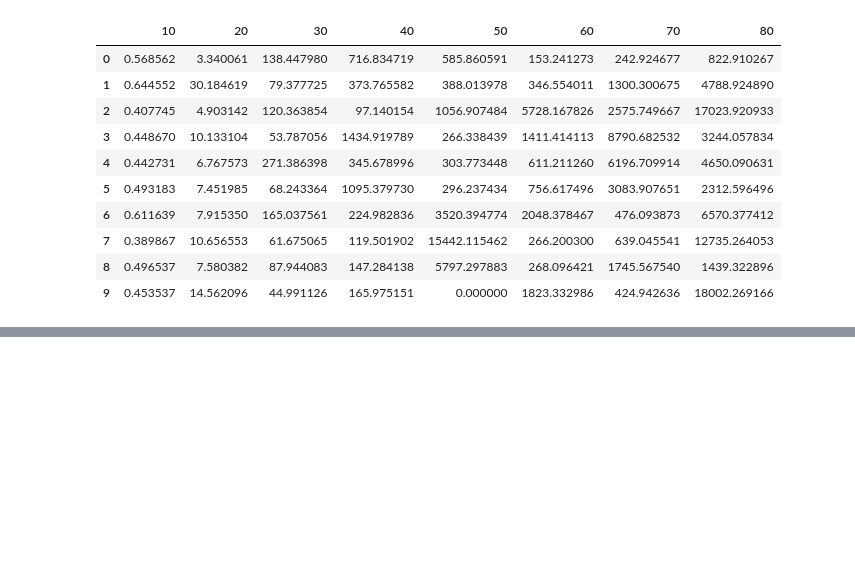
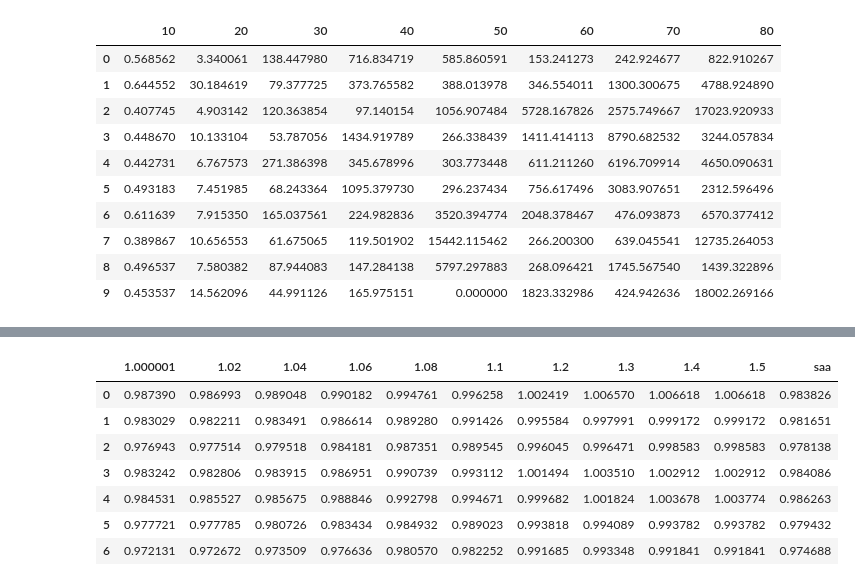
Before and after one commit to xunzhang-sjtu/Robust_scheduling_with_release_time, a Jupyter notebook: results_rand.ipynb, the cells around one changed output, grey strips where cells are left out. Saved outputs shown, nothing was run; the diff lists cells and outputs as text; code cells hidden in the pictures; blank space fills up the shorter version.

```diff
--- a/results_rand.ipynb
+++ b/results_rand.ipynb
@@ -406,0 +410,17 @@ pd.DataFrame(RS_time).to_csv( file_path +'time_rs.csv')
+# %%
+def obtain_corre_rst(cov_bar_all,file_path,metric_name):
+    det_rst = np.zeros(len(cov_bar_all))
+    saa_rst = np.zeros(len(cov_bar_all))
+    wass_rst = {}
+    for i in range(len(cov_bar_all)):
+        cov_bar = cov_bar_all[i]
+        print('cov_bar=',cov_bar)
+        file_path1 = file_path + 'cov_bar='+str(cov_bar) + '/'
+        det_rst[i] = np.mean(load_results(instances,file_path1,'sol_det.pkl')[metric_name])
+        saa_rst[i] = np.mean(load_results(instances,file_path1,'sol_saa.pkl')[metric_name])
+        wass_rst[i] = np.mean(load_wass_results(instances,range_c,file_path1,'sol_wass_affine.pkl')[metric_name],axis = 0)
+    return det_rst,saa_rst,wass_rst
+# %%
+cov_bar_all = np.asarray([-0.6,-0.4,-0.2,0,0.2,0.4,0.6])
+det_avg,saa_avg,wass_avg = obtain_corre_rst(cov_bar_all,file_path,'avg')
+det_pt,saa_pt,wass_pt = obtain_corre_rst(cov_bar_all,file_path,'quan_95')
@@ -406,0 +442,17 @@ pd.DataFrame(RS_time).to_csv( file_path +'time_rs.csv')
+# %%
+saa_ratio_avg = saa_avg/det_avg
+saa_ratio_pt = saa_pt/det_pt
+
+wass_raito_avg = np.zeros((len(cov_bar_all),len(range_c)))
+wass_raito_pt = np.zeros((len(cov_bar_all),len(range_c)))
+
+for i in range(len(cov_bar_all)):
+    cov_bar = cov_bar_all[i]
+    print('cov_bar=',cov_bar)
+    wass_raito_avg[i,:] = wass_avg[i]/det_avg[i]
+    wass_raito_pt[i,:] = wass_pt[i]/det_pt[i]
+
+df_avg = pd.DataFrame(wass_raito_avg, columns=range_c)
+df_avg['saa'] = saa_ratio_avg
+df_pt = pd.DataFrame(wass_raito_pt, columns=range_c)
+df_pt['saa'] = saa_ratio_pt
@@ -406,0 +467,11 @@ pd.DataFrame(RS_time).to_csv( file_path +'time_rs.csv')
+# %%
+df_avg
+# %% [output]
+|  | 1.000001 | 1.02 | 1.04 | 1.06 | 1.08 | 1.1 | 1.2 | 1.3 | 1.4 | 1.5 | saa |
+| 0 | 0.987390 | 0.986993 | 0.989048 | 0.990182 | 0.994761 | 0.996258 | 1.002419 | 1.006570 | 1.006618 | 1.006618 | 0.983826 |
+| 1 | 0.983029 | 0.982211 | 0.983491 | 0.986614 | 0.989280 | 0.991426 | 0.995584 | 0.997991 | 0.999172 | 0.999172 | 0.981651 |
+| 2 | 0.976943 | 0.977514 | 0.979518 | 0.984181 | 0.987351 | 0.989545 | 0.996045 | 0.996471 | 0.998583 | 0.998583 | 0.978138 |
+| 3 | 0.983242 | 0.982806 | 0.983915 | 0.986951 | 0.990739 | 0.993112 | 1.001494 | 1.003510 | 1.002912 | 1.002912 | 0.984086 |
+| 4 | 0.984531 | 0.985527 | 0.985675 | 0.988846 | 0.992798 | 0.994671 | 0.999682 | 1.001824 | 1.003678 | 1.003774 | 0.986263 |
+| 5 | 0.977721 | 0.977785 | 0.980726 | 0.983434 | 0.984932 | 0.989023 | 0.993818 | 0.994089 | 0.993782 | 0.993782 | 0.979432 |
+| 6 | 0.972131 | 0.972672 | 0.973509 | 0.976636 | 0.980570 | 0.982252 | 0.991685 | 0.993348 | 0.991841 | 0.991841 | 0.974688 |
```
Also changed, not shown: parts of 8 cells of this notebook, 6 other files.
